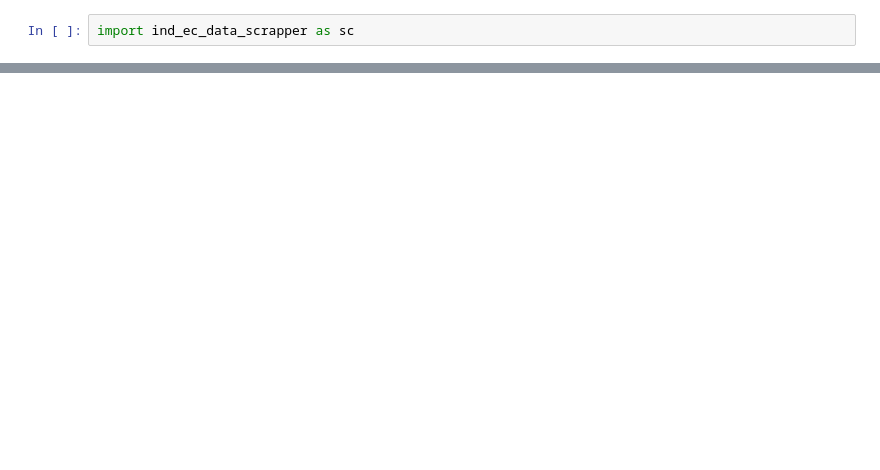
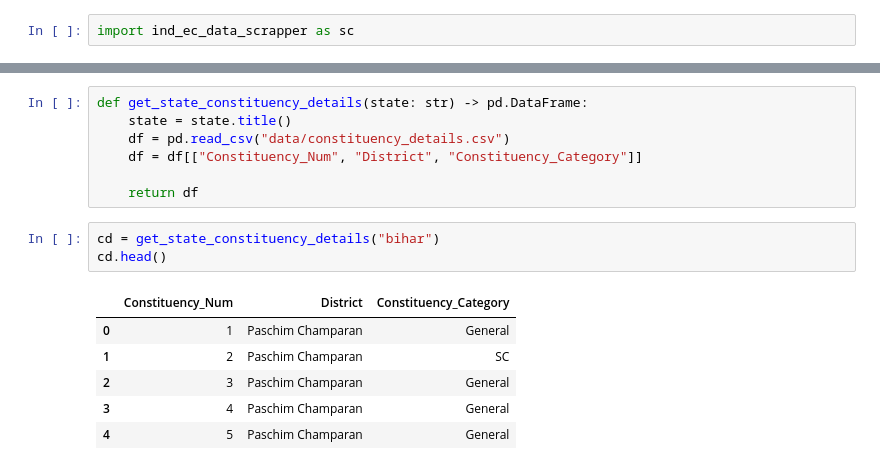
Before and after one commit to loopsandlogic/biharelectionreview2025, a Jupyter notebook: analysis.ipynb, the cells around one changed output, grey strips where cells are left out. Drawn from its saved outputs; the diff is of its cells as text; blank space fills up the shorter version.

```diff
--- a/analysis.ipynb
+++ b/analysis.ipynb
@@ -43,0 +63,17 @@ Scraping data for constituency number 243...
+# %%
+def get_state_constituency_details(state: str) -> pd.DataFrame:
+    state = state.title()
+    df = pd.read_csv("data/constituency_details.csv")
+    df = df[["Constituency_Num", "District", "Constituency_Category"]]
+
+    return df
+# %%
+cd = get_state_constituency_details("bihar")
+cd.head()
+# %% [output]
+|  | Constituency_Num | District | Constituency_Category |
+| 0 | 1 | Paschim Champaran | General |
+| 1 | 2 | Paschim Champaran | SC |
+| 2 | 3 | Paschim Champaran | General |
+| 3 | 4 | Paschim Champaran | General |
+| 4 | 5 | Paschim Champaran | General |
```
Also changed, not shown: parts of 9 cells of this notebook, 5 other files.
